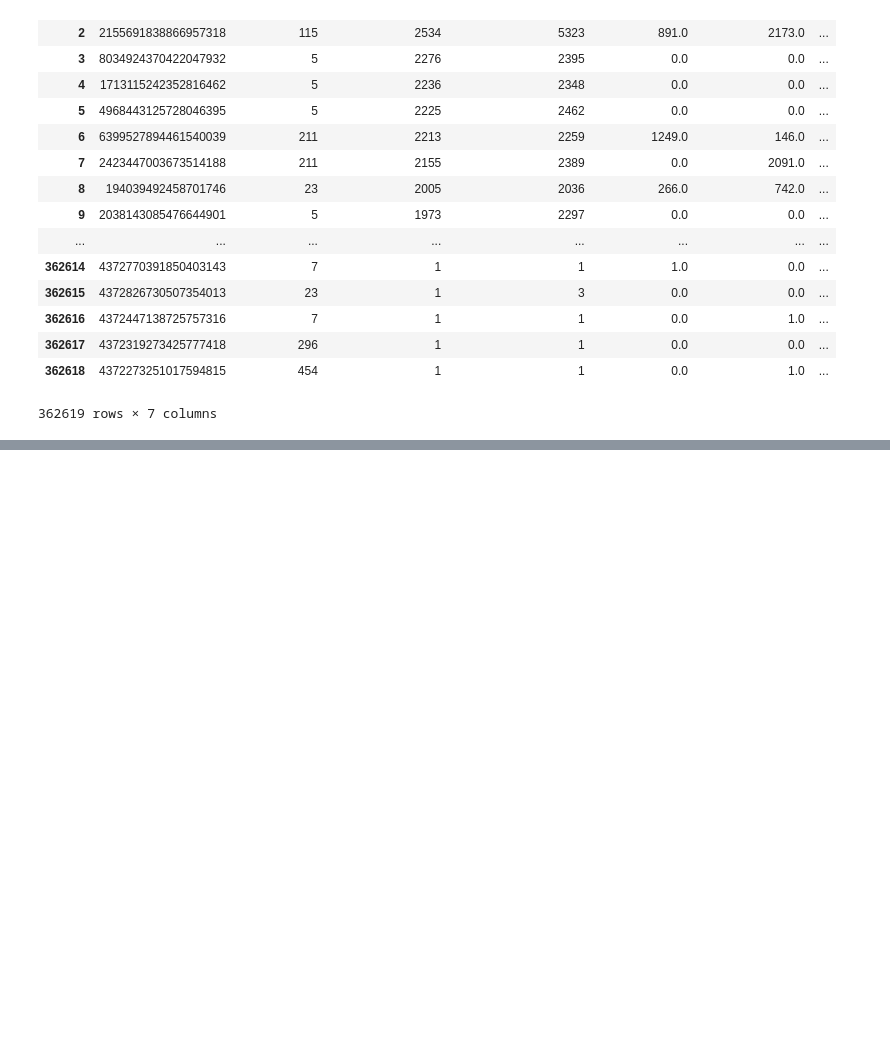
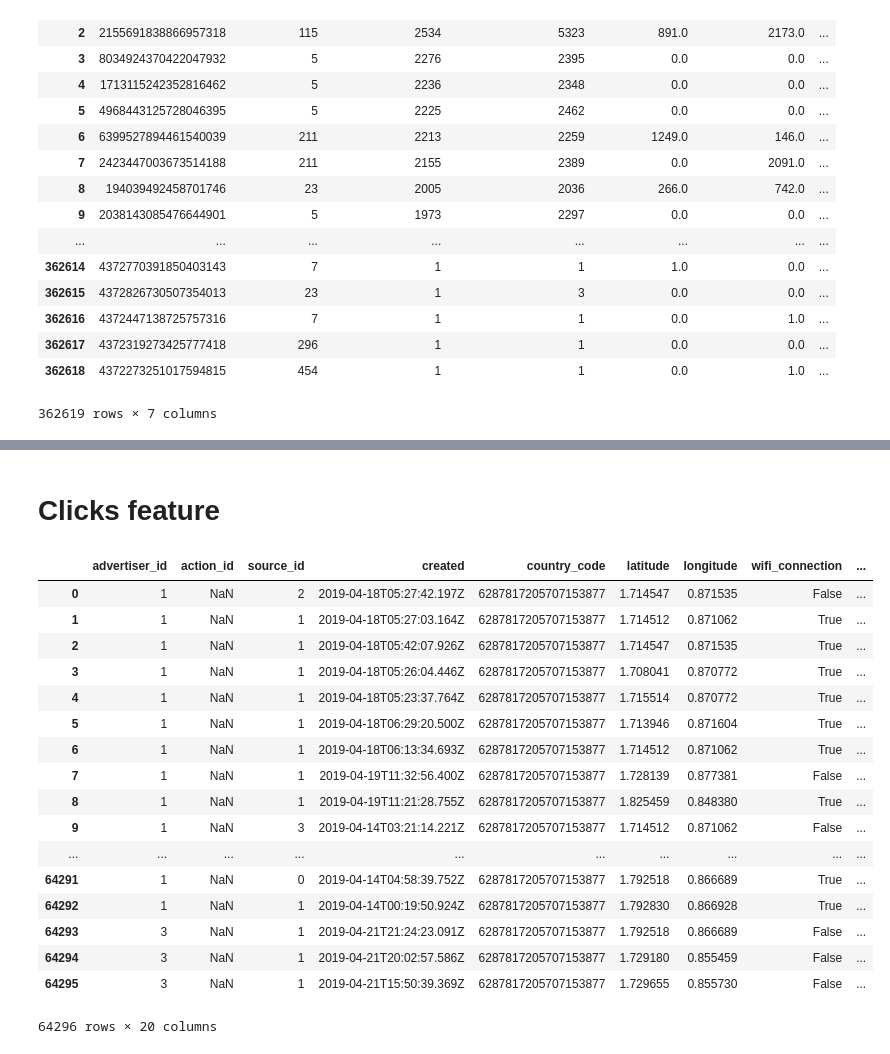
Before and after one commit to MartinRosasSommer/Datos2019, a Jupyter notebook: getting_features_events_clicks.ipynb, the cells around one changed output, grey strips where cells are left out. Saved outputs shown, nothing was run; the diff lists cells and outputs as text; code cells hidden in the pictures; blank space fills up the shorter version.

Commit message:
Sigo buscando features, ahora en clicks

```diff
--- a/Analisis_Events.ipynb
+++ b/getting_features_events_clicks.ipynb
@@ -349,0 +375,25 @@ df_eventos_feature
+# %% [markdown]
+# Clicks feature
+# %%
+clicks = pd.read_csv("clicks.csv")
+# %%
+clicks
+# %% [output]
+|  | advertiser_id | action_id | source_id | created | country_code | latitude | longitude | wifi_connection | ... |
+| 0 | 1 | NaN | 2 | 2019-04-18T05:27:42.197Z | 6287817205707153877 | 1.714547 | 0.871535 | False | ... |
+| 1 | 1 | NaN | 1 | 2019-04-18T05:27:03.164Z | 6287817205707153877 | 1.714512 | 0.871062 | True | ... |
+| 2 | 1 | NaN | 1 | 2019-04-18T05:42:07.926Z | 6287817205707153877 | 1.714547 | 0.871535 | True | ... |
+| 3 | 1 | NaN | 1 | 2019-04-18T05:26:04.446Z | 6287817205707153877 | 1.708041 | 0.870772 | True | ... |
+| 4 | 1 | NaN | 1 | 2019-04-18T05:23:37.764Z | 6287817205707153877 | 1.715514 | 0.870772 | True | ... |
+| 5 | 1 | NaN | 1 | 2019-04-18T06:29:20.500Z | 6287817205707153877 | 1.713946 | 0.871604 | True | ... |
+| 6 | 1 | NaN | 1 | 2019-04-18T06:13:34.693Z | 6287817205707153877 | 1.714512 | 0.871062 | True | ... |
+| 7 | 1 | NaN | 1 | 2019-04-19T11:32:56.400Z | 6287817205707153877 | 1.728139 | 0.877381 | False | ... |
+| 8 | 1 | NaN | 1 | 2019-04-19T11:21:28.755Z | 6287817205707153877 | 1.825459 | 0.848380 | True | ... |
+| 9 | 1 | NaN | 3 | 2019-04-14T03:21:14.221Z | 6287817205707153877 | 1.714512 | 0.871062 | False | ... |
+| ... | ... | ... | ... | ... | ... | ... | ... | ... | ... |
+| 64291 | 1 | NaN | 0 | 2019-04-14T04:58:39.752Z | 6287817205707153877 | 1.792518 | 0.866689 | True | ... |
+| 64292 | 1 | NaN | 1 | 2019-04-14T00:19:50.924Z | 6287817205707153877 | 1.792830 | 0.866928 | True | ... |
+| 64293 | 3 | NaN | 1 | 2019-04-21T21:24:23.091Z | 6287817205707153877 | 1.792518 | 0.866689 | False | ... |
+| 64294 | 3 | NaN | 1 | 2019-04-21T20:02:57.586Z | 6287817205707153877 | 1.729180 | 0.855459 | False | ... |
+| 64295 | 3 | NaN | 1 | 2019-04-21T15:50:39.369Z | 6287817205707153877 | 1.729655 | 0.855730 | False | ... |
+64296 rows × 20 columns
```
Also changed, not shown: parts of 18 cells of this notebook.
